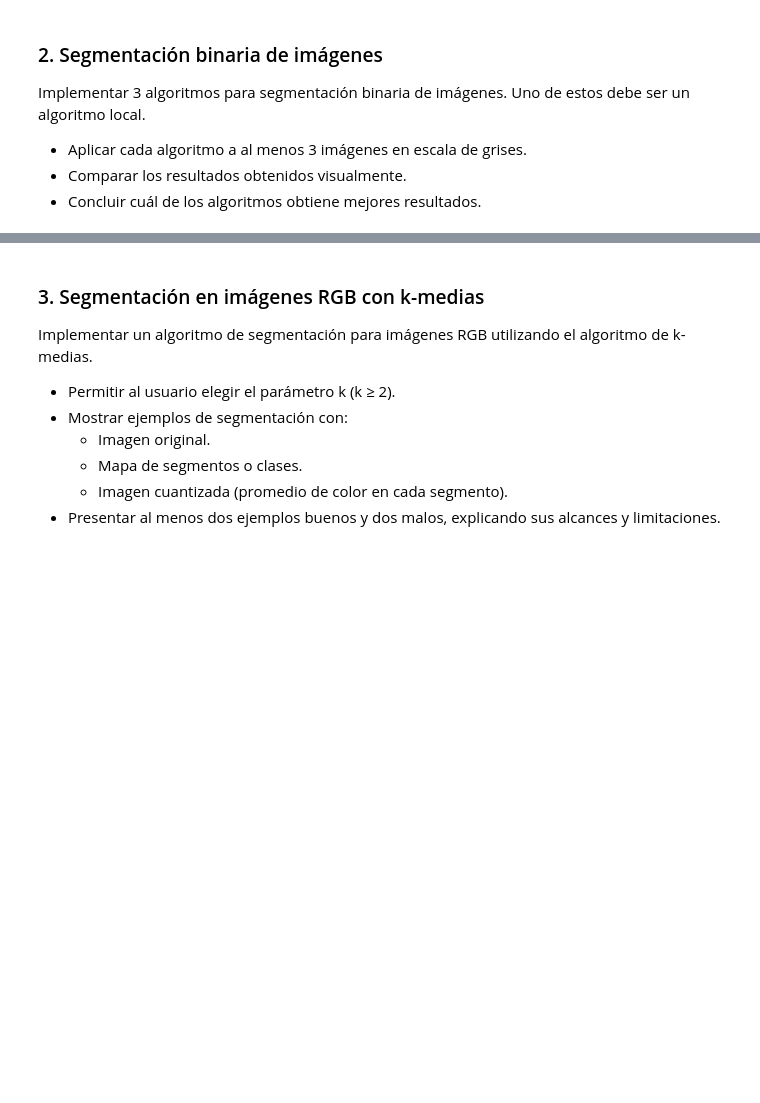
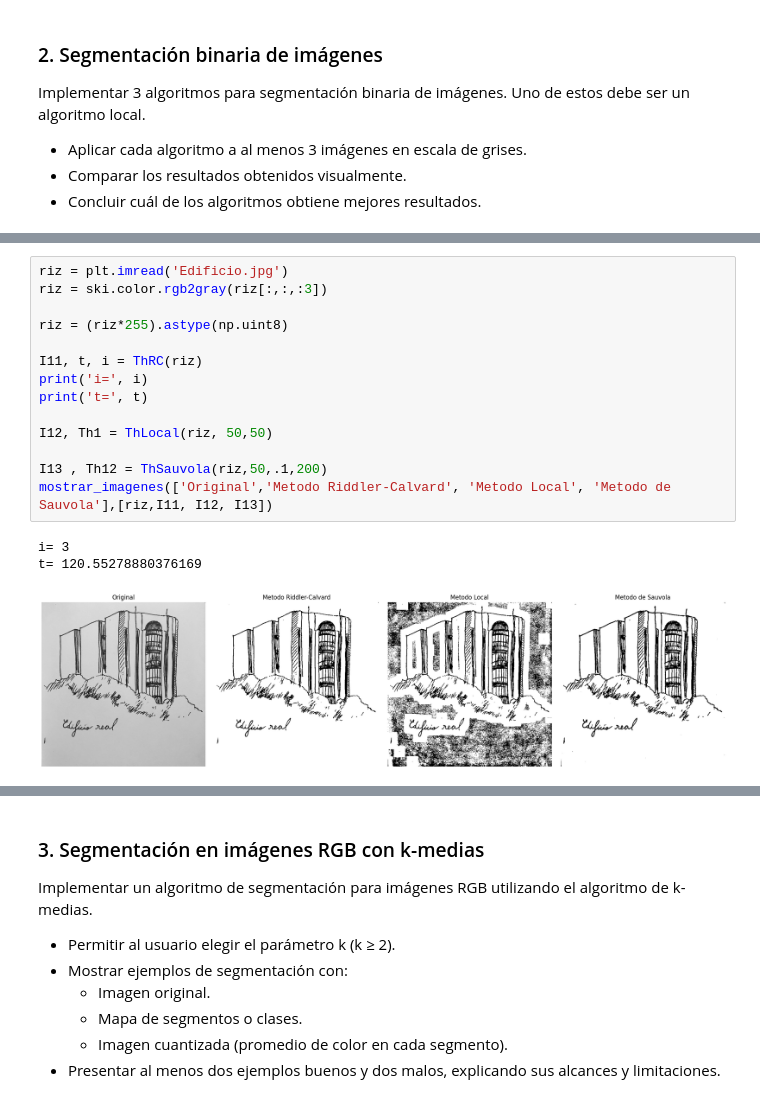
Before and after one commit to DiggsPapu/computer-vision-lab-1, a Jupyter notebook: Lab1.ipynb, the cells around one changed output, grey strips where cells are left out. Cells and saved outputs as stored; diff of their text form; blank space fills up the shorter version.

```diff
--- a/Lab1.ipynb
+++ b/Lab1.ipynb
@@ -180,0 +194,18 @@ t= 130.77570362709005
+# %%
+riz = plt.imread('Edificio.jpg')
+riz = ski.color.rgb2gray(riz[:,:,:3])
+
+riz = (riz*255).astype(np.uint8)
+
+I11, t, i = ThRC(riz)
+print('i=', i)
+print('t=', t)
+
+I12, Th1 = ThLocal(riz, 50,50)
+
+I13 , Th12 = ThSauvola(riz,50,.1,200)
+mostrar_imagenes(['Original','Metodo Riddler-Calvard', 'Metodo Local', 'Metodo de Sauvola'],[riz,I11, I12, I13])
+# %% [output]
+i= 3
+t= 120.55278880376169
+[figure, added]
```
Also changed, not shown: parts of 13 cells of this notebook, 3 other files.
